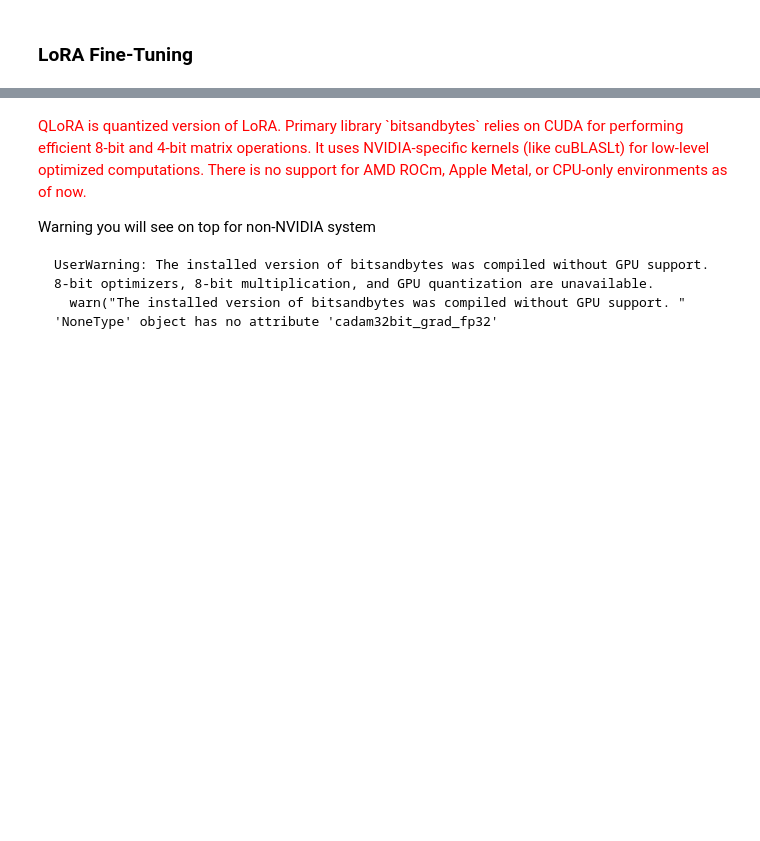
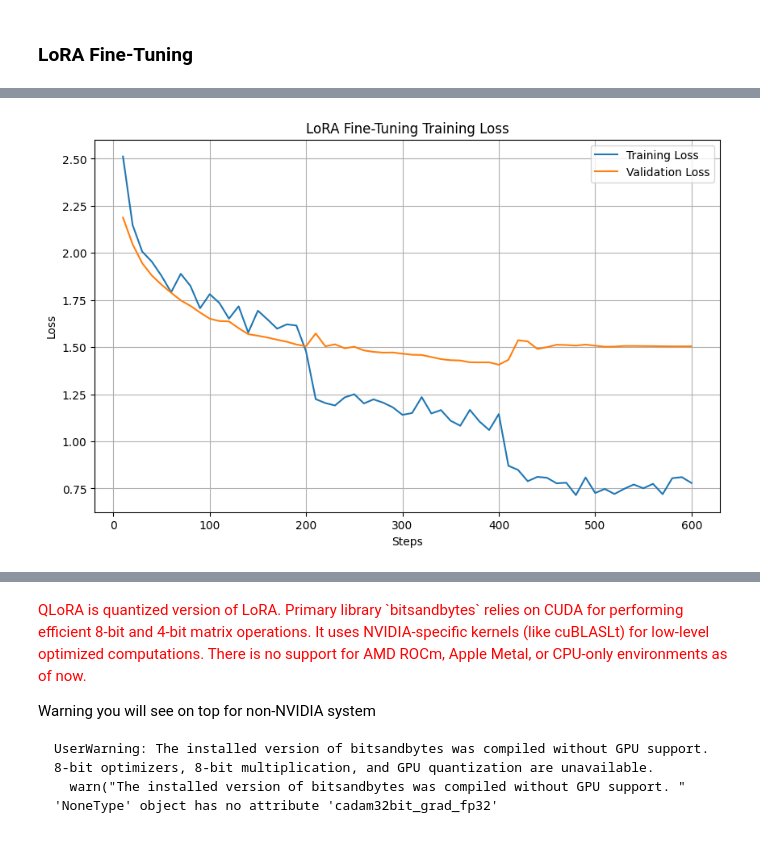
Before and after one commit to Prakhar-Bhartiya/LLM-HinglishStyleTransfer, a Jupyter notebook: Qwen2.5-Models-FineTuning.ipynb, the cells around one changed output, grey strips where cells are left out. Saved outputs shown, nothing was run; the diff lists cells and outputs as text; code cells hidden in the pictures; blank space fills up the shorter version.

```diff
--- a/Qwen2.5-Models-FineTuning.ipynb
+++ b/Qwen2.5-Models-FineTuning.ipynb
@@ -354,21 +473,22 @@ if device.type == 'cpu':
 *Highly recommend this video, for learning about post-training + finetuning concepts and industry insights*
 # %%
 # --- Training Args ---
-# Adjust these based on your hardware (GPU VRAM)
+#  Adjust these based on your hardware (GPU VRAM)
 # NOTE : These are starting points, might need tuning
 
-NUM_EPOCHS = 5 # Start with 1 epoch, increase if needed : People use 3-5 depending upon dataset size
+NUM_EPOCHS = 5 # Start with 1 epoch, to check everything works ; People typically use 3-5 depending upon dataset size
 LEARNING_RATE_FULL = 2e-5
 LEARNING_RATE_LORA = 5e-4 # LoRA often uses a higher LR
 
 OUTPUT_DIR_BASE = f"{MODEL_NAME}_hinglish_finetune"
+OUTPUT_DIR_BASE_FULL = f"{MODEL_NAME_FULL}_hinglish_finetune"
 
-PER_DEVICE_TRAIN_BATCH_SIZE = 4 # Reduce if OOM errors occur
-GRADIENT_ACCUMULATION_STEPS = 2 # Increase effective batch size
-PER_DEVICE_EVAL_BATCH_SIZE = 1 # Always set to 1
+PER_DEVICE_TRAIN_BATCH_SIZE = 8  # Batch size per device during training; reduce if you encounter OOM (out-of-memory) errors
+GRADIENT_ACCUMULATION_STEPS = 2  # Number of steps to accumulate gradients before updating weights; Effective batch size = PER_DEVICE_TRAIN_BATCH_SIZE × GRADIENT_ACCUMULATION_STEPS (8 × 2 = 16)
+PER_DEVICE_EVAL_BATCH_SIZE = 1   # Batch size per device during evaluation; typically set to 1 for per-example evaluation
 
 
-OPTIMIZER_LoRA = "adamw_torch" # Goog default in general - AdamW
+OPTIMIZER_LoRA = "adamw_torch" # Good default in general - AdamW (99% of the time)
 OPTIMIZER_QLoRA = "paged_adamw_8bit" # Good default for QLoRA
 
 LR_SCHEDULER = "cosine" # https://huggingface.co/docs/transformers/main/en/main_classes/optimizer_schedules#schedules
@@ -376,8 +496,8 @@ LR_SCHEDULER = "cosine" # https://huggingface.co/docs/transformers/main/en/main_
 WARMUP_RATIO = 0.03 # Ratio of total training steps used for a linear warmup from 0 to learning_rate | Default : 0.0 i.e. no warmup
 
 LOGGING_STEPS = 10
-SAVE_STEPS = 200 # Save checkpoints periodically
-SAVE_TOTAL_LIMIT = 2 # Keep only the last few checkpoints
+SAVE_STEPS = 1000 # Save checkpoints periodically
+SAVE_TOTAL_LIMIT = 2 # Keep only the last few checkpoints, otherwise it will eat up your local space;
 # %%
 # --- PEFT Configs ---
 
@@ -521,7 +751,7 @@ except Exception as e:
 ### LoRA Fine-Tuning
 # %%
 # --- Configs ---
-OUTPUT_DIR_FULL = os.path.join(OUTPUT_DIR_BASE, MODEL_NAME, "lora_finetune")
+OUTPUT_DIR_LoRA = os.path.join(OUTPUT_DIR_BASE, MODEL_NAME, "lora_finetune")
 
 peft_config_lora = LoraConfig(
     r=LORA_R,
@@ -533,8 +763,9 @@ peft_config_lora = LoraConfig(
 )
 
 training_args_lora = TrainingArguments(
-    output_dir=OUTPUT_DIR_FULL,
-    num_train_epochs=NUM_EPOCHS,
+    output_dir=OUTPUT_DIR_LoRA,
+    # num_train_epochs=NUM_EPOCHS, # 5 epochs lead to high overfitting, due to small dataset
+    num_train_epochs=3,
     per_device_train_batch_size=PER_DEVICE_TRAIN_BATCH_SIZE,
     per_device_eval_batch_size=PER_DEVICE_EVAL_BATCH_SIZE,
     gradient_accumulation_steps=GRADIENT_ACCUMULATION_STEPS,
@@ -542,20 +773,32 @@ training_args_lora = TrainingArguments(
     weight_decay=0.01,
     optim= OPTIMIZER_LoRA,
     lr_scheduler_type=LR_SCHEDULER,
+
     logging_steps=LOGGING_STEPS,
-    save_steps=SAVE_STEPS,
+    metric_for_best_model="loss",
+    save_strategy="best",
     save_total_limit=SAVE_TOTAL_LIMIT,
 
-    # We are trying to use bf16 is its supported otherwise use fp16 i.e. fp16 = False ; bf16 = True
-    # Since MPS does support bf16 but doesn't have a boolean check function like `torch.cuda.is_bf16_supported()`, we are manually hardcoding it as True
-    fp16=(torch.cuda.is_available() or torch.mps.is_available()) and not (torch.cuda.is_bf16_supported() or True), # Use fp16 if bf16 not supported, automatically takes care of CUDA/MPS
-    bf16=(torch.cuda.is_available() and torch.cuda.is_bf16_supported()) or (torch.mps.is_available() and True), # Use bf16 if supported, rather using fp16, automatically takes care of CUDA/MPS
+    # Attempting to use bfloat16 (bf16) if supported; otherwise fall back to float16 (fp16).
+    # MPS supports bf16 but lacks an official support check like `torch.cuda.is_bf16_supported()`,
+    # so we manually assume bf16 is available on MPS devices.
+    fp16 = (
+        device.type == 'cuda' and not torch.cuda.is_bf16_supported()
+    ),  # Use fp16 only if on CUDA and bf16 is not supported
 
-    eval_strategy="steps",
-    eval_steps=SAVE_STEPS,
-    report_to="none",
+    bf16 = (
+        (device.type == 'cuda' and torch.cuda.is_bf16_supported()) or
+        (device.type == 'mps')  # Assume bf16 is supported on MPS
+    ),
+
+    eval_strategy="steps", # "no": No evaluation is done during training. | "steps": Evaluation is done (and logged) every eval_steps. | "epoch": Evaluation is done at the end of each epoch.
+    eval_steps=LOGGING_STEPS, # Evaluate alongside saving
+
+    logging_dir="./logs/LoRA_ep3",
+    report_to="tensorboard",  # mlflow/wandb/tensorboard
+
     remove_unused_columns=False,
-    gradient_checkpointing=True, # Useful for LoRA too
+    gradient_checkpointing=True,
     push_to_hub=False,
 )
 
@@ -564,11 +807,16 @@ print("Loading base model for LoRA Fine-Tuning...")
 try:
     model_lora_base = AutoModelForCausalLM.from_pretrained(
         MODEL_ID,
-        torch_dtype=torch.bfloat16 if (torch.cuda.is_available() and torch.cuda.is_bf16_supported()) or (torch.mps.is_available() and True) else torch.float16, # Load in appropriate dtype
+        # Select appropriate torch dtype: prefer bfloat16 if supported (CUDA or MPS), otherwise fall back to float16
+        torch_dtype = (
+            torch.bfloat16
+            if (torch.cuda.is_available() and torch.cuda.is_bf16_supported()) or torch.mps.is_available()
+            else torch.float16
+        ),
         trust_remote_code=True,
         device_map="auto" # Can use device_map here too
     )
-    model_lora_base.to(device) # Move to device if not using device_map
+    # model_lora_base.to(device) # Move to device if not using device_map
     model_lora_base.config.use_cache = False # Required for gradient checkpointing with PEFT
     model_lora_base.enable_input_require_grads() # May be needed for some model versions
 
@@ -594,40 +842,45 @@ try:
     print("LoRA Fine-Tuning finished.")
 
     # --- Save Adapters ---
-    print(f"Saving LoRA adapters to {output_dir_lora}...")
-    trainer_lora.save_model(output_dir_lora) # Saves only adapters
+    print(f"Saving LoRA adapters to {OUTPUT_DIR_LoRA}...")
+    trainer_lora.save_model(OUTPUT_DIR_LoRA) # Saves only adapters
      # Save tokenizer too
-    tokenizer.save_pretrained(output_dir_lora)
+    tokenizer.save_pretrained(OUTPUT_DIR_LoRA)
     print("Adapters saved.")
 
     # --- Plot Loss ---
-    plot_loss(trainer_lora.state.log_history, "LoRA Fine-Tuning Training Loss", f"{output_dir_lora}/lora_ft_loss_plot")
+    plot_loss(trainer_lora.state.log_history, "LoRA Fine-Tuning Training Loss", f"{OUTPUT_DIR_LoRA}/lora_ft_loss_plot")
 
     # --- Sample Generation ---
-    # Its a good idea, to see the generation in regular intervals, to see the alignment
     print("\nGenerating sample response with LoRA Fine-Tuned model...")
     # Load base model again and apply adapters
     base_model_for_lora_inference = AutoModelForCausalLM.from_pretrained(
         MODEL_ID,
-        torch_dtype=torch.bfloat16 if (torch.cuda.is_available() and torch.cuda.is_bf16_supported()) or (torch.mps.is_available() and True) else torch.float16, # Load in appropriate dtype
+        # Select appropriate torch dtype: prefer bfloat16 if supported (CUDA or MPS), otherwise fall back to float16
+        torch_dtype = (
+            torch.bfloat16
+            if (torch.cuda.is_available() and torch.cuda.is_bf16_supported()) or torch.mps.is_available()
+            else torch.float16
+        ),
         trust_remote_code=True,
         device_map="auto" # Or move manually to device
     ).to(device)
     base_model_for_lora_inference.config.pad_token_id = tokenizer.eos_token_id # Ensure pad token
 
-    lora_model_inference = PeftModel.from_pretrained(base_model_for_lora_inference, output_dir_lora)
-    # lora_model_inference = lora_model_inference.merge_and_unload() # Merge for faster inference (optional)
+    lora_model_inference = PeftModel.from_pretrained(base_model_for_lora_inference, OUTPUT_DIR_LoRA)
+    lora_model_inference = lora_model_inference.merge_and_unload() # Merge base model weights with adapters weights for faster inference (optional)
 
     # --- Test Conversation ---
-    print("\n--- Starting Test Conversation ---")
+    print("\n--- Starting Test Conversation ---\n")
     current_conversation = []
+
     user_prompt_1 = "Hey, what's up? Free ho kya?"
     print(f"User: {user_prompt_1}")
     current_conversation.append({"role": "user", "content": user_prompt_1})
     response_1, current_conversation = generate_conversational_response(
         lora_model_inference, tokenizer, current_conversation, device=device.type
     )
-    print(f"AI: {response_1}")
+    print(f"AI: {response_1}\n\n")
 
     user_prompt_2 = "Bas class se nikla. Exam kaisa gaya tera?"
     print(f"User: {user_prompt_2}")
@@ -635,7 +888,8 @@ try:
     response_2, current_conversation = generate_conversational_response(
         lora_model_inference, tokenizer, current_conversation, device=device.type
     )
-    print(f"AI: {response_2}")
+    print(f"AI: {response_2}\n\n")
+
     print("--- End Test Conversation ---")
 
     # Clean up memory
@@ -656,3 +910,4 @@ except Exception as e:
     if 'trainer_lora' in locals(): del trainer_lora
     if device.type == 'cuda':
         torch.cuda.empty_cache()
+# %% [output]
@@ -658,0 +942 @@ except Exception as e:
+[figure, added]
```
Also changed, not shown: parts of 28 cells of this notebook, 6 other files.
